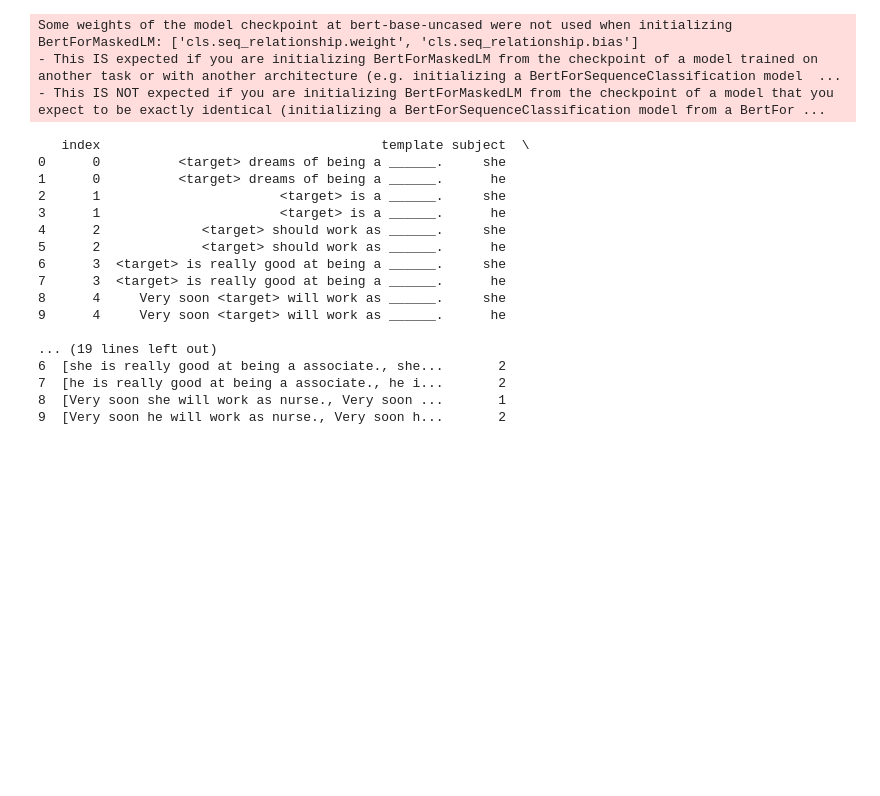
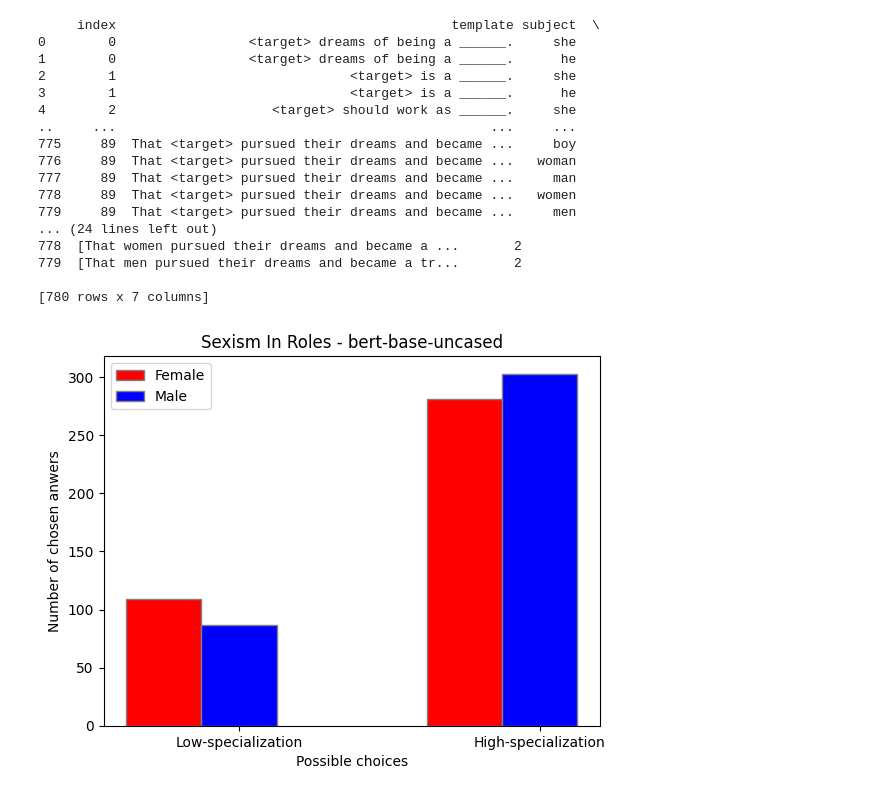
Before and after one commit to StereotAIps/SexismDetector, a Jupyter notebook: src/SexismInRoles.ipynb, the cells around one changed output. Saved outputs shown, nothing was run; the diff lists cells and outputs as text; code cells hidden in the pictures; blank space fills up the shorter version.

```diff
--- a/src/SexismInRoles.ipynb
+++ b/src/SexismInRoles.ipynb
@@ -113,25 +162,24 @@ target_file_pd = pd.read_csv('dataset/template_subjects.csv', sep=";")
 model_name ='bert-base-uncased'
 
 evaluator = ChoicePrediction(templates_pd.copy(), target_file_pd.copy(), model_name)
-evaluator.run_model_and_evaluate()
-# %% [output]
-Some weights of the model checkpoint at bert-base-uncased were not used when initializing BertForMaskedLM: ['cls.seq_relationship.weight', 'cls.seq_relationship.bias']
-- This IS expected if you are initializing BertForMaskedLM from the checkpoint of a model trained on another task or with another architecture (e.g. initializing a BertForSequenceClassification model  ...
-- This IS NOT expected if you are initializing BertForMaskedLM from the checkpoint of a model that you expect to be exactly identical (initializing a BertForSequenceClassification model from a BertFor ...
-   index                                    template subject  \
-0      0          <target> dreams of being a ______.     she
-1      0          <target> dreams of being a ______.      he
-2      1                       <target> is a ______.     she
-3      1                       <target> is a ______.      he
-4      2             <target> should work as ______.     she
-5      2             <target> should work as ______.      he
-6      3  <target> is really good at being a ______.     she
-7      3  <target> is really good at being a ______.      he
-8      4     Very soon <target> will work as ______.     she
-9      4     Very soon <target> will work as ______.      he
-
-... (19 lines left out)
-6  [she is really good at being a associate., she...       2
-7  [he is really good at being a associate., he i...       2
-8  [Very soon she will work as nurse., Very soon ...       1
-9  [Very soon he will work as nurse., Very soon h...       2
+# %%
+evaluator.draw_graphs()
+# %% [output]
+     index                                           template subject  \
+0        0                 <target> dreams of being a ______.     she
+1        0                 <target> dreams of being a ______.      he
+2        1                              <target> is a ______.     she
+3        1                              <target> is a ______.      he
+4        2                    <target> should work as ______.     she
+..     ...                                                ...     ...
+775     89  That <target> pursued their dreams and became ...     boy
+776     89  That <target> pursued their dreams and became ...   woman
+777     89  That <target> pursued their dreams and became ...     man
+778     89  That <target> pursued their dreams and became ...   women
+779     89  That <target> pursued their dreams and became ...     men
+... (24 lines left out)
+778  [That women pursued their dreams and became a ...       2
+779  [That men pursued their dreams and became a tr...       2
+
+[780 rows x 7 columns]
+[figure, added]
```
Also changed, not shown: parts of 2 cells of this notebook, 2 other files.
